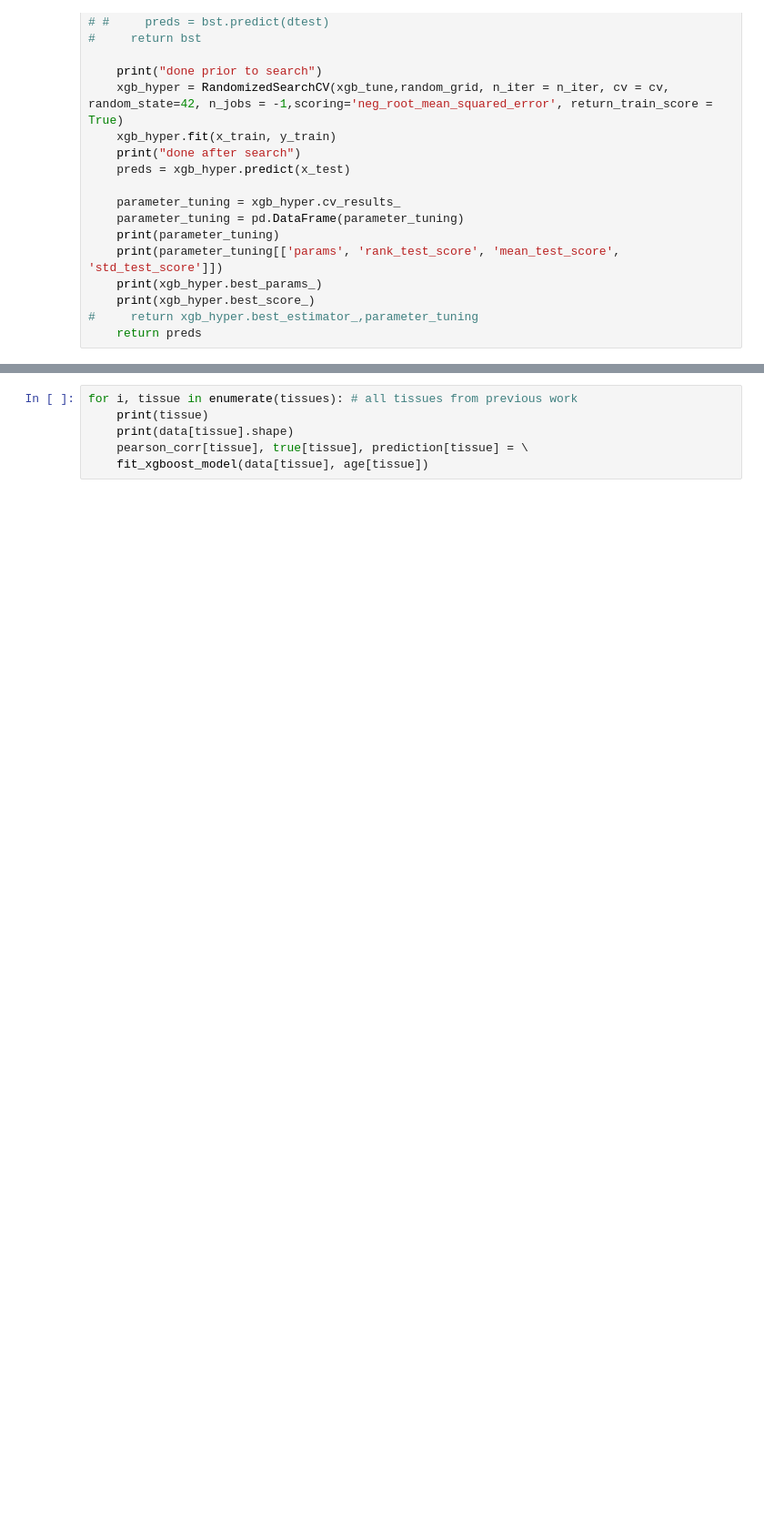
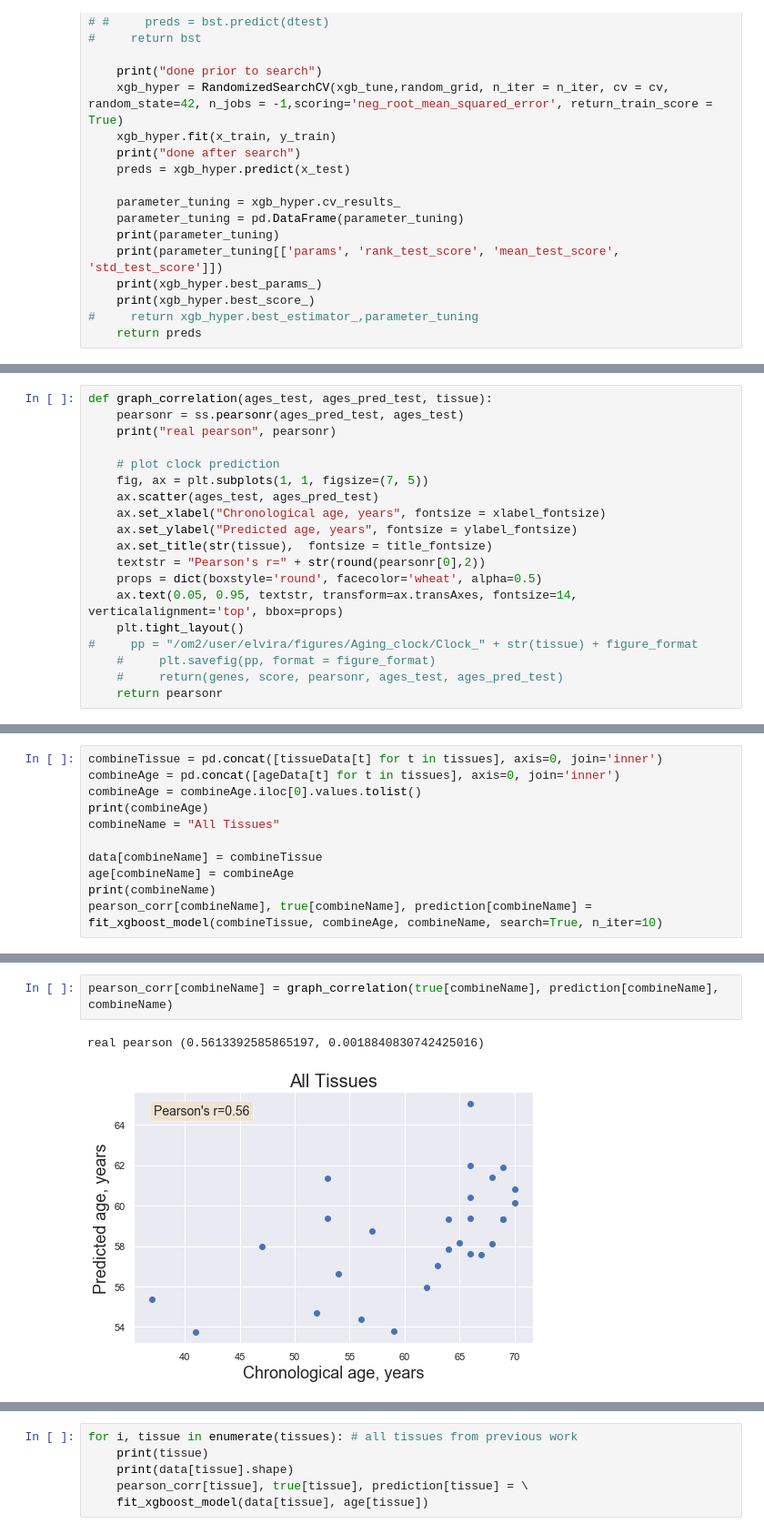
Before and after one commit to mdlu/aging-clock, a Jupyter notebook: GTEx_clock.ipynb, the cells around one changed output, grey strips where cells are left out. Shown at 91% size. Saved outputs shown, nothing was run; the diff lists cells and outputs as text; blank space fills up the shorter version.

```diff
--- a/GTEx_clock.ipynb
+++ b/GTEx_clock.ipynb
@@ -470,3 +466,22 @@ true = {}
+# %%
+def graph_correlation(ages_test, ages_pred_test, tissue):
+    pearsonr = ss.pearsonr(ages_pred_test, ages_test)
+    print("real pearson", pearsonr)
+
+    # plot clock prediction
+    fig, ax = plt.subplots(1, 1, figsize=(7, 5))
+    ax.scatter(ages_test, ages_pred_test)
+    ax.set_xlabel("Chronological age, years", fontsize = xlabel_fontsize)
+    ax.set_ylabel("Predicted age, years", fontsize = ylabel_fontsize)
+    ax.set_title(str(tissue),  fontsize = title_fontsize)
+    textstr = "Pearson's r=" + str(round(pearsonr[0],2))
+    props = dict(boxstyle='round', facecolor='wheat', alpha=0.5)
+    ax.text(0.05, 0.95, textstr, transform=ax.transAxes, fontsize=14, verticalalignment='top', bbox=props)
+    plt.tight_layout()
+#     pp = "/om2/user/elvira/figures/Aging_clock/Clock_" + str(tissue) + figure_format
+    #     plt.savefig(pp, format = figure_format)
+    #     return(genes, score, pearsonr, ages_test, ages_pred_test)
+    return pearsonr
 # %%
 def final_xgboost_model(x_train, y_train, x_test, y_test): # using set hyperparameters
 
@@ -532,0 +599,11 @@ Index(['ENSG00000182890.4', 'ENSG00000234176.1', 'ENSG00000125675.17',
+# %%
+combineTissue = pd.concat([tissueData[t] for t in tissues], axis=0, join='inner')
+combineAge = pd.concat([ageData[t] for t in tissues], axis=0, join='inner')
+combineAge = combineAge.iloc[0].values.tolist()
+print(combineAge)
+combineName = "All Tissues"
+
+data[combineName] = combineTissue
+age[combineName] = combineAge
+print(combineName)
+pearson_corr[combineName], true[combineName], prediction[combineName] = fit_xgboost_model(combineTissue, combineAge, combineName, search=True, n_iter=10)
@@ -532,0 +628,5 @@ Index(['ENSG00000182890.4', 'ENSG00000234176.1', 'ENSG00000125675.17',
+# %%
+pearson_corr[combineName] = graph_correlation(true[combineName], prediction[combineName], combineName)
+# %% [output]
+real pearson (0.5613392585865197, 0.0018840830742425016)
+[figure, added]
```
Also changed, not shown: parts of 23 cells of this notebook.
